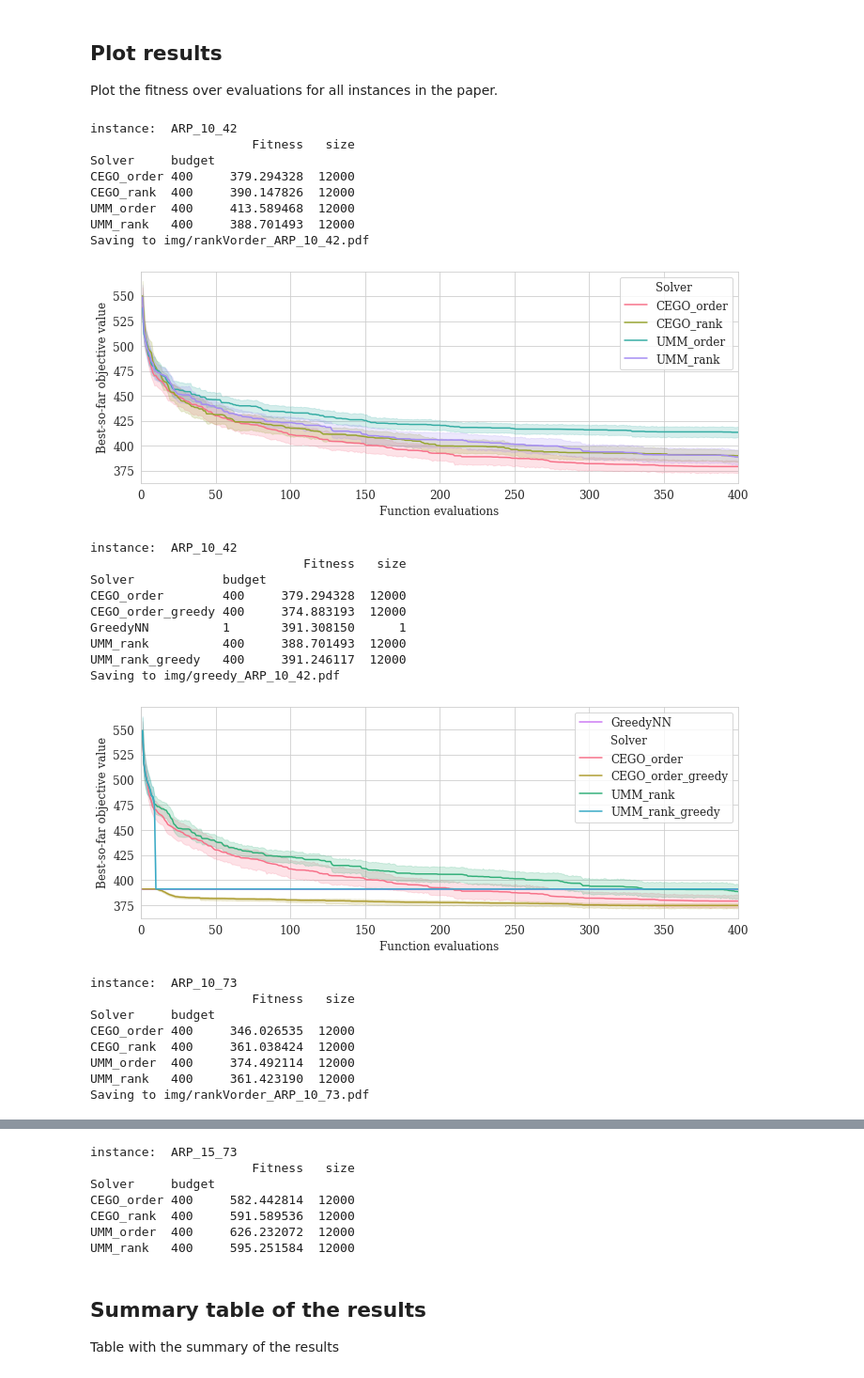
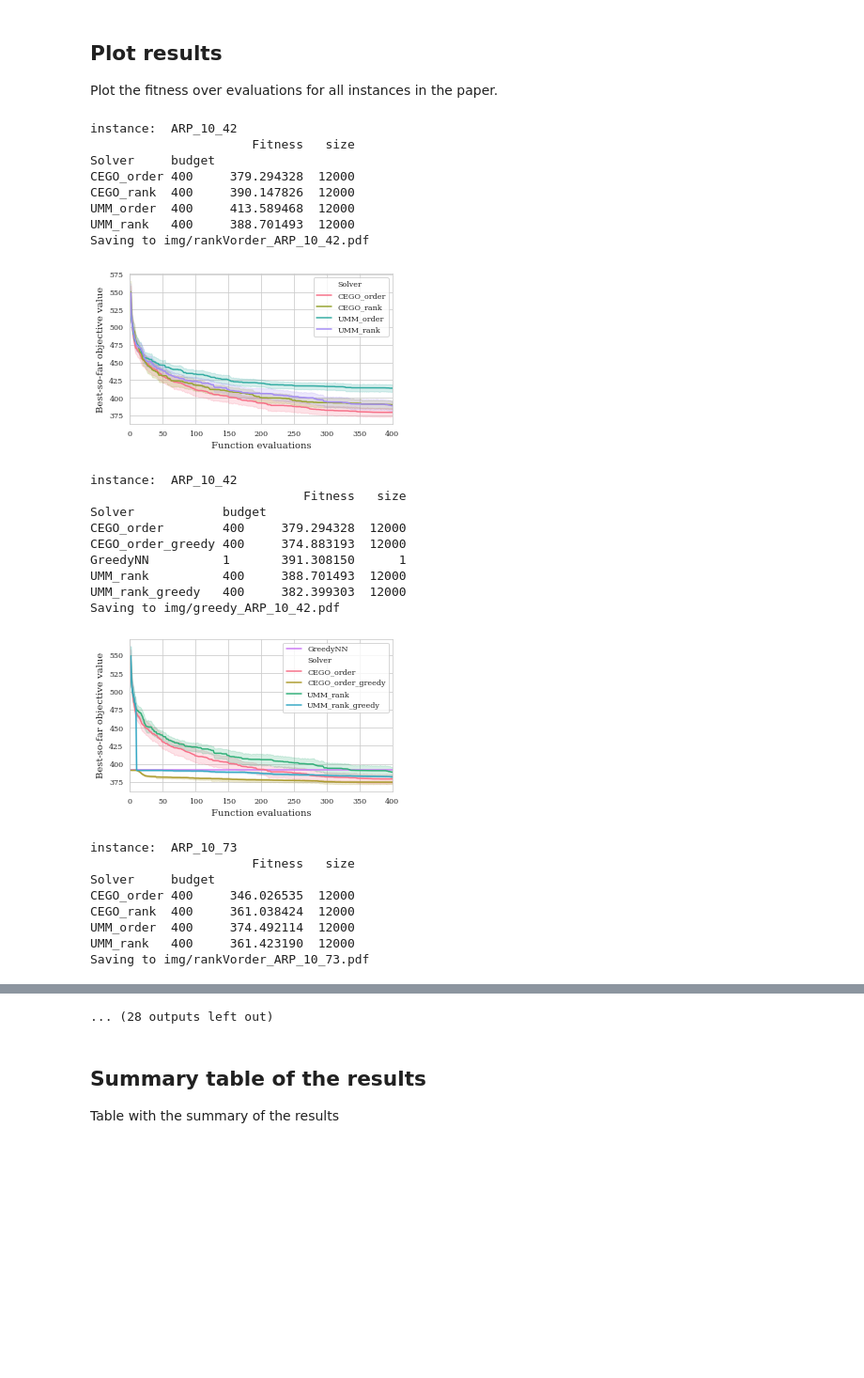
Before and after one commit to MLopez-Ibanez/AsteroidRoutingProblem, a Jupyter notebook: 4-analysis.ipynb, the cells around one changed output, grey strips where cells are left out. Shown at 94% size. Cells and saved outputs as stored; diff of their text form; code cells hidden in the pictures; blank space fills up the shorter version.

Commit message:
update plots

```diff
--- a/4-analysis.ipynb
+++ b/4-analysis.ipynb
@@ -196,7 +245,7 @@ def plot_fitness(df, inst, best = False, prefix = "fitness_"):
     df_fitness['size'] = df.groupby(['Solver', 'budget'])['Fitness'].size()
     print(df_fitness)
     budget = df.budget.max()
-    plt.figure(figsize=(10,4))
+    plt.figure(figsize=set_size("lncs"))
     val_opt = None #get_opt(inst)
     if val_opt is not None:
         print("optimum: ", val_opt)
@@ -211,34 +260,34 @@ def plot_fitness(df, inst, best = False, prefix = "fitness_"):
         y_col = 'Best-so-far objective value'
     else:
         y_col = 'Fitness'
     g = sns.lineplot(x='Function evaluations', y=y_col, hue='Solver', data=df, palette=palette)#, style="eval_ranks")
     g.set(xlim=(0, budget))
     plt.tight_layout()
     filename = 'img/' + prefix + df.instance.iloc[0].replace('/','_').replace('.','_') + '.pdf'
     print("Saving to " + filename)
     plt.savefig(filename)
     plt.show()
 
 sel_inst = df.instance.unique()
 for inst in sel_inst:
     sel_confs = ['CEGO_order', 'CEGO_rank', 'UMM_order', 'UMM_rank']
     subdf = df[df.instance.str.contains(inst)].sort_values('Solver')
     subdf = subdf[subdf.Solver.isin(sel_confs)]
     plot_fitness(subdf, inst, best = True, prefix = "rankVorder_")
     sel_confs = ['CEGO_order', 'CEGO_order_greedy', 'UMM_rank', 'UMM_rank_greedy', 'GreedyNN']
     subdf = df[df.instance.str.contains(inst)].sort_values('Solver')
     subdf = subdf[subdf.Solver.isin(sel_confs)]
     plot_fitness(subdf, inst, best = True, prefix = "greedy_")
 # %% [output]
 instance:  ARP_10_42
                       Fitness   size
 Solver     budget
 CEGO_order 400     379.294328  12000
 CEGO_rank  400     390.147826  12000
 UMM_order  400     413.589468  12000
 UMM_rank   400     388.701493  12000
 Saving to img/rankVorder_ARP_10_42.pdf
-[figure, old version]
+[figure, new version]
 instance:  ARP_10_42
                              Fitness   size
 Solver            budget
@@ -246,9 +295,9 @@ CEGO_order        400     379.294328  12000
 CEGO_order_greedy 400     374.883193  12000
 GreedyNN          1       391.308150      1
 UMM_rank          400     388.701493  12000
-UMM_rank_greedy   400     391.246117  12000
+UMM_rank_greedy   400     382.399303  12000
 Saving to img/greedy_ARP_10_42.pdf
-[figure, old version]
+[figure, new version]
 instance:  ARP_10_73
                       Fitness   size
 Solver     budget
@@ -290,10 +339,4 @@ Saving to img/greedy_ARP_15_42.pdf
-instance:  ARP_15_73
-                      Fitness   size
-Solver     budget
-CEGO_order 400     582.442814  12000
-CEGO_rank  400     591.589536  12000
-UMM_order  400     626.232072  12000
-UMM_rank   400     595.251584  12000
+... (28 outputs left out)
 # %% [markdown]
 ## Summary table of the results
 
```
Also changed, not shown: parts of 5 cells of this notebook.
